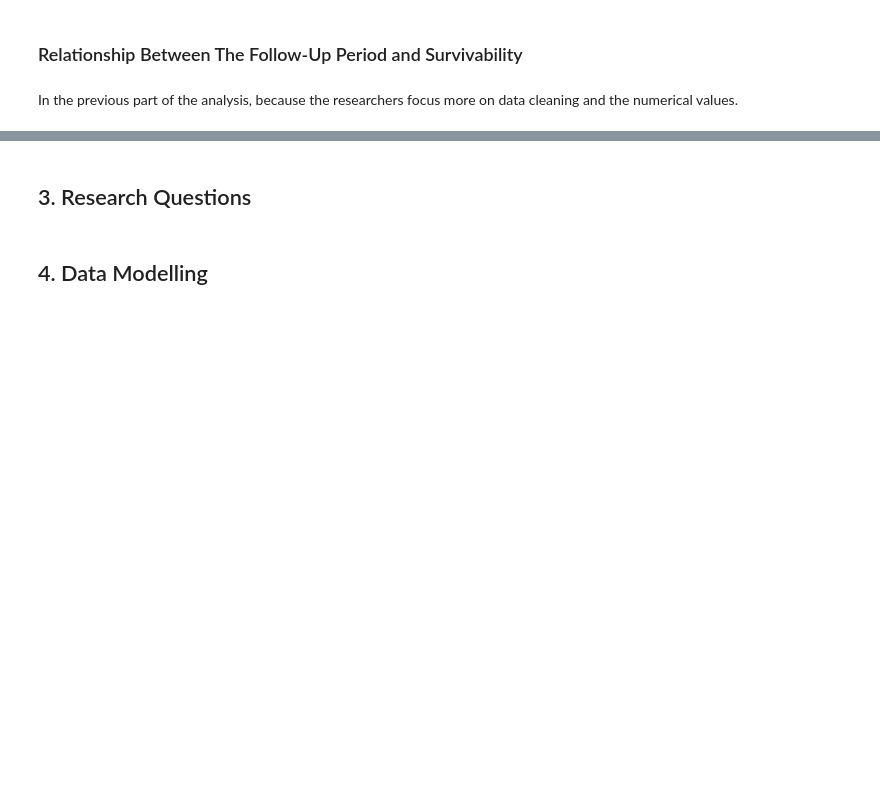
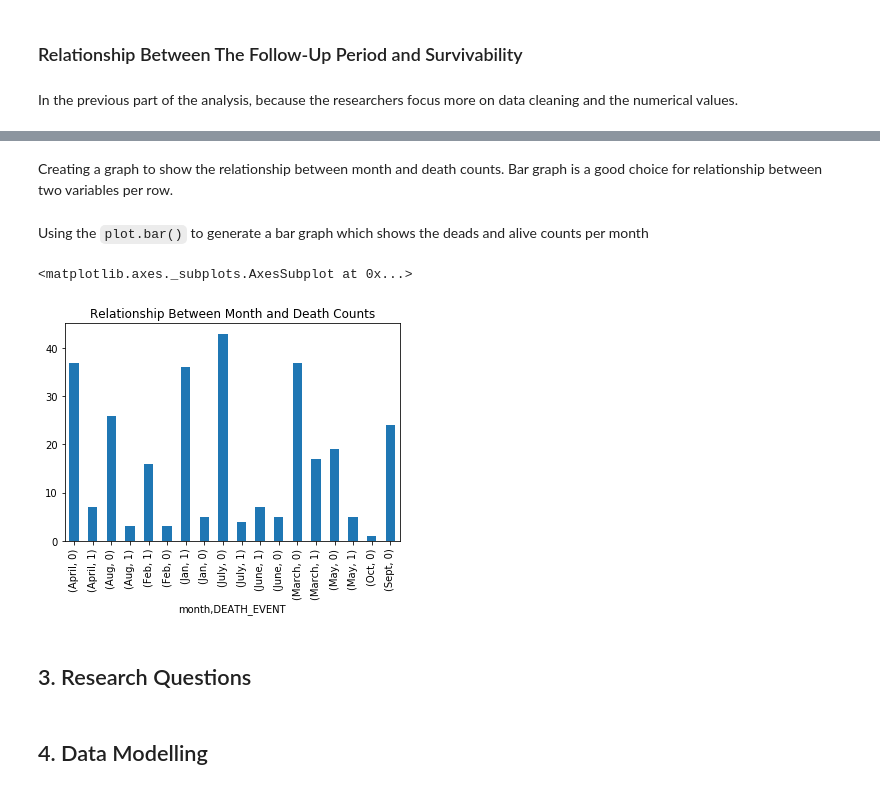
Before and after one commit to Skentir/CSMODEL, a Jupyter notebook: Insert Title of Case Study.ipynb, the cells around one changed output, grey strips where cells are left out. Saved outputs shown, nothing was run; the diff lists cells and outputs as text; code cells hidden in the pictures; blank space fills up the shorter version.

```diff
--- a/Insert Title of Case Study.ipynb
+++ b/Insert Title of Case Study.ipynb
@@ -240,4 +240,6 @@ The result string will be stored into an array called `data_month`, which saves
 # %%
 # Getting data from a custom function
-print(hf_func.get_month(heartfailure_df["time"]))
+data_month = hf_func.get_month(heartfailure_df[["time"]], result[1])
+heartfailure_df.insert(1,"month",data_month,True)
+heartfailure_df
 # %% [output]
@@ -244,0 +263,3 @@ KeyError: 185
+# %%
+relation_month_death = heartfailure_df.groupby('month')['DEATH_EVENT'].value_counts()
+relation_month_death
@@ -245,3 +287,12 @@ KeyError: 185
+# %% [markdown]
+Creating a graph to show the relationship between month and death counts. Bar graph is a good choice for relationship between two variables per row.
+# %% [markdown]
+Using the `plot.bar()` to generate a bar graph which shows the deads and alive counts per month
+# %%
+relation_month_death.plot.bar(title="Relationship Between Month and Death Counts")
+# %% [output]
+<matplotlib.axes._subplots.AxesSubplot at 0x...>
+[figure, added]
 # %% [markdown]
 ## 3. Research Questions
 # %% [markdown]
```
Also changed, not shown: parts of 6 cells of this notebook, 1 other file.
